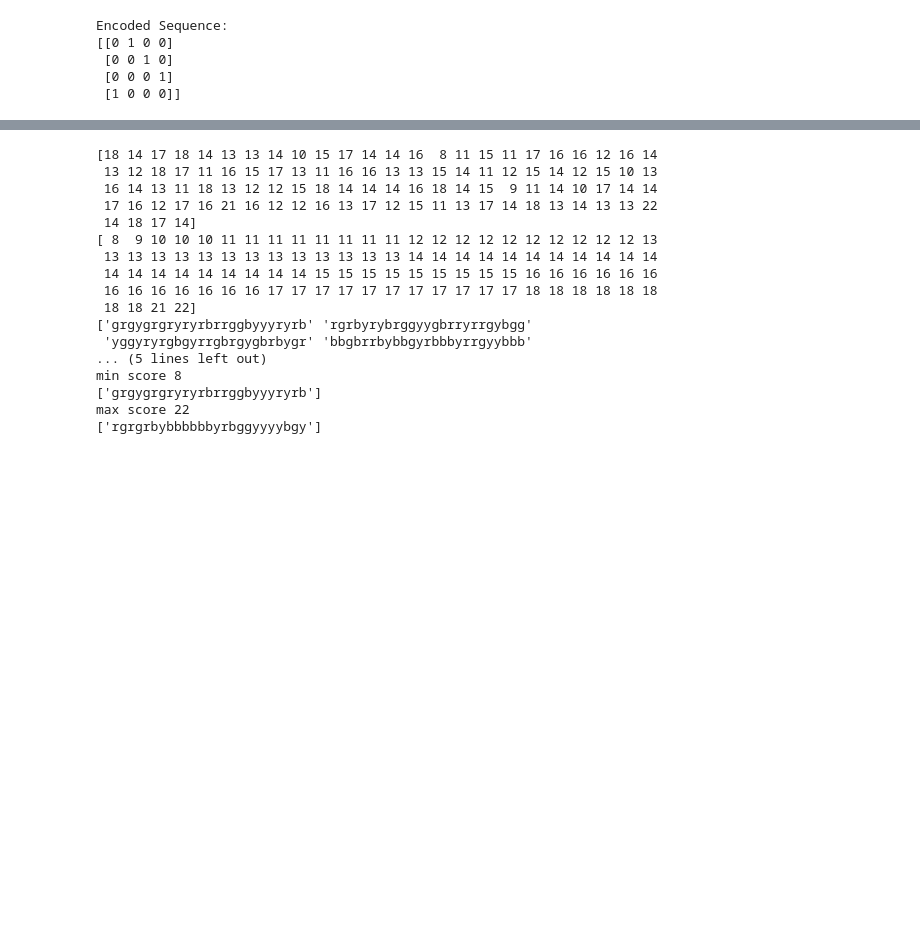
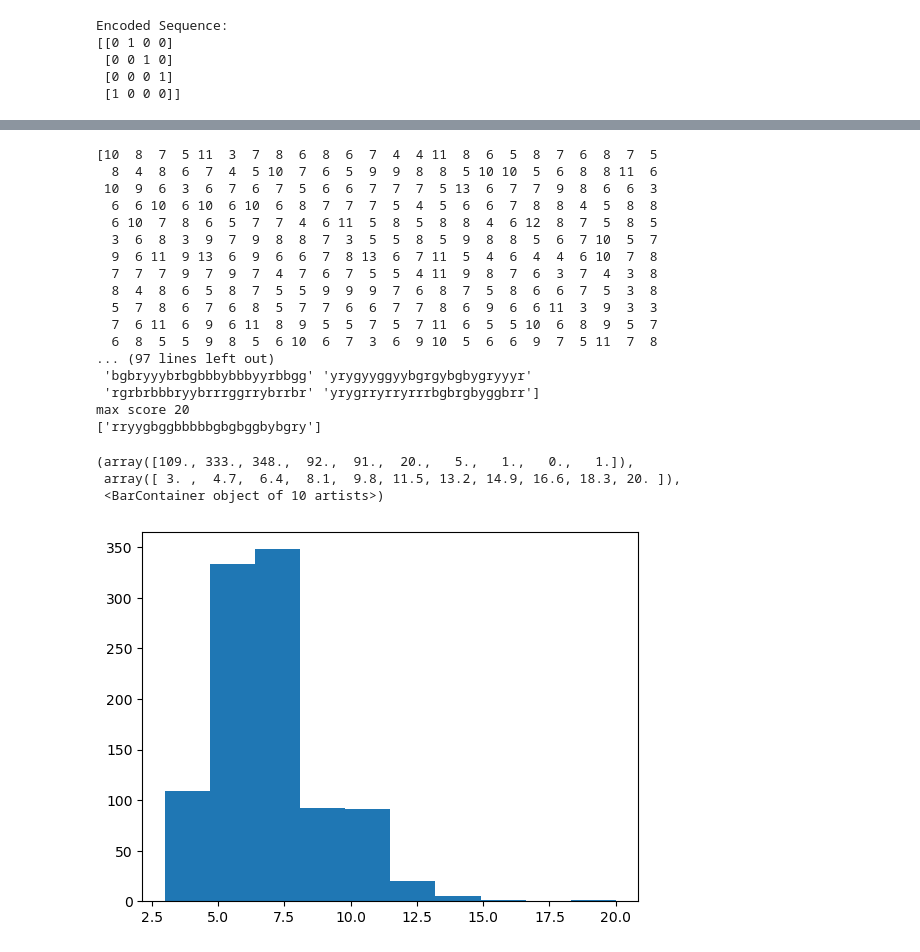
Before and after one commit to qsimeon/PSY1401Projects, a Jupyter notebook: final_project/neural_modeling.ipynb, the cells around one changed output, grey strips where cells are left out. Cells and saved outputs as stored; diff of their text form; code cells hidden in the pictures; blank space fills up the shorter version.

```diff
--- a/final_project/neural_modeling.ipynb
+++ b/final_project/neural_modeling.ipynb
@@ -471,43 +471,52 @@ rrbrrbygrrbgbybbrbrgrygrb
 # %%
 # test on randomly generated sequences
 responses = []
 seqs = []
 scores = []
-for _ in range(100):
+N_samples = 1000
+max_complexity = 5
+filters = [default] * max_complexity
+for _ in range(N_samples):
     seq_indices = np.random.choice(np.arange(4), 25)
     seq = [chars[i] for i in seq_indices]
     seq = ''.join(seq)
     seqs += [seq]
     response, accs = simulate_trial(seq, filters, max_complexity=max_complexity)
     responses += [response]
     score = np.sum(accs)
     scores += [score]
 
 print(np.array(scores))
 sorted_seqs = np.array(seqs)[np.argsort(scores)]
 print(np.array(scores)[np.argsort(scores)])
 print(sorted_seqs[:5])
 print(sorted_seqs[-5:])
 print()
 print("min score", np.min(scores))
 print(np.array(seqs)[np.array(scores) == np.min(scores)])
 print("max score", np.max(scores))
 print(np.array(seqs)[np.array(scores) == np.max(scores)])
+
+plt.hist(scores)
 # %% [output]
-[18 14 17 18 14 13 13 14 10 15 17 14 14 16  8 11 15 11 17 16 16 12 16 14
- 13 12 18 17 11 16 15 17 13 11 16 16 13 13 15 14 11 12 15 14 12 15 10 13
- 16 14 13 11 18 13 12 12 15 18 14 14 14 16 18 14 15  9 11 14 10 17 14 14
- 17 16 12 17 16 21 16 12 12 16 13 17 12 15 11 13 17 14 18 13 14 13 13 22
- 14 18 17 14]
-[ 8  9 10 10 10 11 11 11 11 11 11 11 11 12 12 12 12 12 12 12 12 12 12 13
- 13 13 13 13 13 13 13 13 13 13 13 13 13 14 14 14 14 14 14 14 14 14 14 14
- 14 14 14 14 14 14 14 14 14 15 15 15 15 15 15 15 15 15 16 16 16 16 16 16
- 16 16 16 16 16 16 16 17 17 17 17 17 17 17 17 17 17 17 18 18 18 18 18 18
- 18 18 21 22]
-['grgygrgryryrbrrggbyyyryrb' 'rgrbyrybrggyygbrryrrgybgg'
- 'yggyryrgbgyrrgbrgygbrbygr' 'bbgbrrbybbgyrbbbyrrgyybbb'
-... (5 lines left out)
-min score 8
-['grgygrgryryrbrrggbyyyryrb']
-max score 22
-['rgrgrbybbbbbbyrbggyyyybgy']
+[10  8  7  5 11  3  7  8  6  8  6  7  4  4 11  8  6  5  8  7  6  8  7  5
+  8  4  8  6  7  4  5 10  7  6  5  9  9  8  8  5 10 10  5  6  8  8 11  6
+ 10  9  6  3  6  7  6  7  5  6  6  7  7  7  5 13  6  7  7  9  8  6  6  3
+  6  6 10  6 10  6 10  6  8  7  7  7  5  4  5  6  6  7  8  8  4  5  8  8
+  6 10  7  8  6  5  7  7  4  6 11  5  8  5  8  8  4  6 12  8  7  5  8  5
+  3  6  8  3  9  7  9  8  8  7  3  5  5  8  5  9  8  8  5  6  7 10  5  7
+  9  6 11  9 13  6  9  6  6  7  8 13  6  7 11  5  4  6  4  4  6 10  7  8
+  7  7  7  9  7  9  7  4  7  6  7  5  5  4 11  9  8  7  6  3  7  4  3  8
+  8  4  8  6  5  8  7  5  5  9  9  9  7  6  8  7  5  8  6  6  7  5  3  8
+  5  7  8  6  7  6  8  5  7  7  6  6  7  7  8  6  9  6  6 11  3  9  3  3
+  7  6 11  6  9  6 11  8  9  5  5  7  5  7 11  6  5  5 10  6  8  9  5  7
+  6  8  5  5  9  8  5  6 10  6  7  3  6  9 10  5  6  6  9  7  5 11  7  8
+... (97 lines left out)
+ 'bgbryyybrbgbbbybbbyyrbbgg' 'yrygyyggyybgrgybgbygryyyr'
+ 'rgrbrbbbryybrrrggrrybrrbr' 'yrygrryrryrrrbgbrgbyggbrr']
+max score 20
+['rryygbggbbbbbgbgbggbybgry']
+(array([109., 333., 348.,  92.,  91.,  20.,   5.,   1.,   0.,   1.]),
+ array([ 3. ,  4.7,  6.4,  8.1,  9.8, 11.5, 13.2, 14.9, 16.6, 18.3, 20. ]),
+ <BarContainer object of 10 artists>)
+[figure, added]
```
Also changed, not shown: parts of 5 cells of this notebook, 3 other files.
